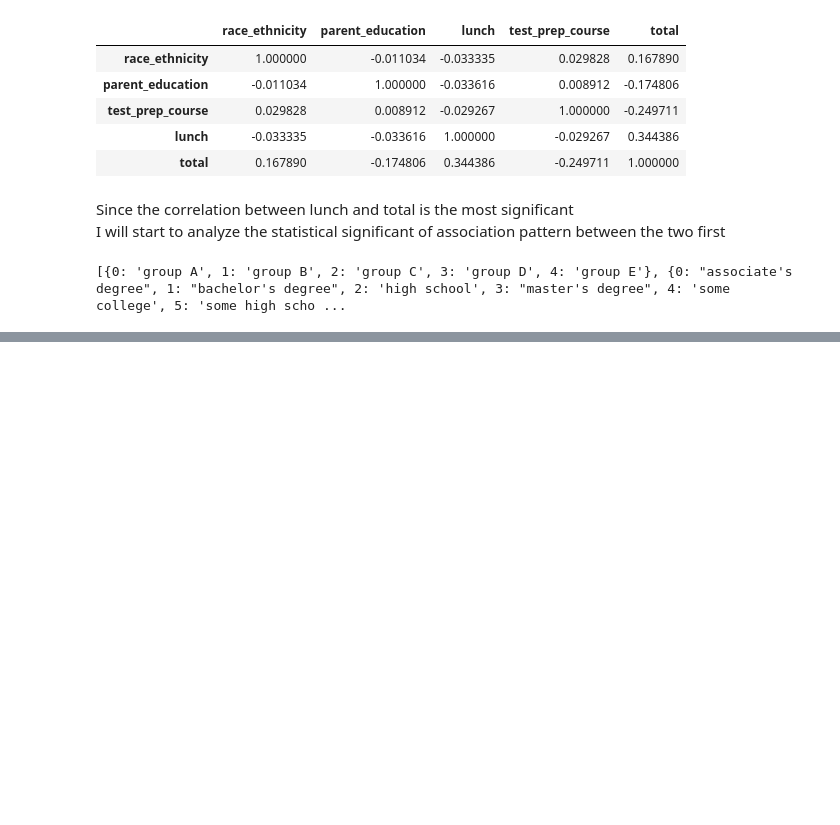
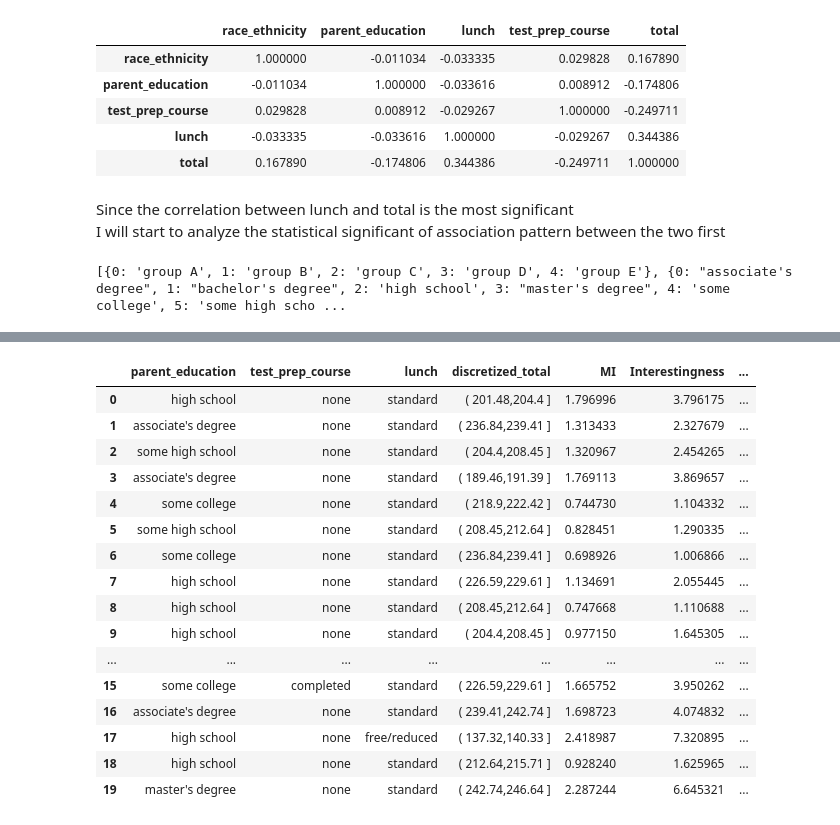
Before and after one commit to brkwok/statistical_significance, a Jupyter notebook: analyze.ipynb, the cells around one changed output, grey strips where cells are left out. Cells and saved outputs as stored; diff of their text form; code cells hidden in the pictures; blank space fills up the shorter version.

Commit message:
diaplay table results

```diff
--- a/analyze.ipynb
+++ b/analyze.ipynb
@@ -448 +498,32 @@ order_two_result.to_excel("./order_two.xlsx" , sheet_name="order_two")
+# %%
+subset = ["parent_education","test_prep_course","lunch", "discretized_total"]
+order_four = df.value_counts(subset=subset, normalize=True)
+
+order_four_result = significance(4, subset,df, order_four, size, threshold)
+order_four_result["lunch"] = order_four_result["lunch"].map(reverse_mappings[2])
+order_four_result["test_prep_course"] = order_four_result["test_prep_course"].map(reverse_mappings[3])
+order_four_result["parent_education"] = order_four_result["parent_education"].map(reverse_mappings[1])
+order_four_result["discretized_total"] = order_four_result["discretized_total"].map(discretized_points_reverse_mapping)
+
+
+order_four_result.to_excel("./order_four.xlsx", sheet_name="order_four")
+order_four_result.head(20)
+# %% [output]
+|  | parent_education | test_prep_course | lunch | discretized_total | MI | Interestingness | ... |
+| 0 | high school | none | standard | ( 201.48,204.4 ] | 1.796996 | 3.796175 | ... |
+| 1 | associate's degree | none | standard | ( 236.84,239.41 ] | 1.313433 | 2.327679 | ... |
+| 2 | some high school | none | standard | ( 204.4,208.45 ] | 1.320967 | 2.454265 | ... |
+| 3 | associate's degree | none | standard | ( 189.46,191.39 ] | 1.769113 | 3.869657 | ... |
+| 4 | some college | none | standard | ( 218.9,222.42 ] | 0.744730 | 1.104332 | ... |
+| 5 | some high school | none | standard | ( 208.45,212.64 ] | 0.828451 | 1.290335 | ... |
+| 6 | some college | none | standard | ( 236.84,239.41 ] | 0.698926 | 1.006866 | ... |
+| 7 | high school | none | standard | ( 226.59,229.61 ] | 1.134691 | 2.055445 | ... |
+| 8 | high school | none | standard | ( 208.45,212.64 ] | 0.747668 | 1.110688 | ... |
+| 9 | high school | none | standard | ( 204.4,208.45 ] | 0.977150 | 1.645305 | ... |
+| ... | ... | ... | ... | ... | ... | ... | ... |
+| 15 | some college | completed | standard | ( 226.59,229.61 ] | 1.665752 | 3.950262 | ... |
+| 16 | associate's degree | none | standard | ( 239.41,242.74 ] | 1.698723 | 4.074832 | ... |
+| 17 | high school | none | free/reduced | ( 137.32,140.33 ] | 2.418987 | 7.320895 | ... |
+| 18 | high school | none | standard | ( 212.64,215.71 ] | 0.928240 | 1.625965 | ... |
+| 19 | master's degree | none | standard | ( 242.74,246.64 ] | 2.287244 | 6.645321 | ... |
 # %%
```
Also changed, not shown: parts of 3 cells of this notebook.
